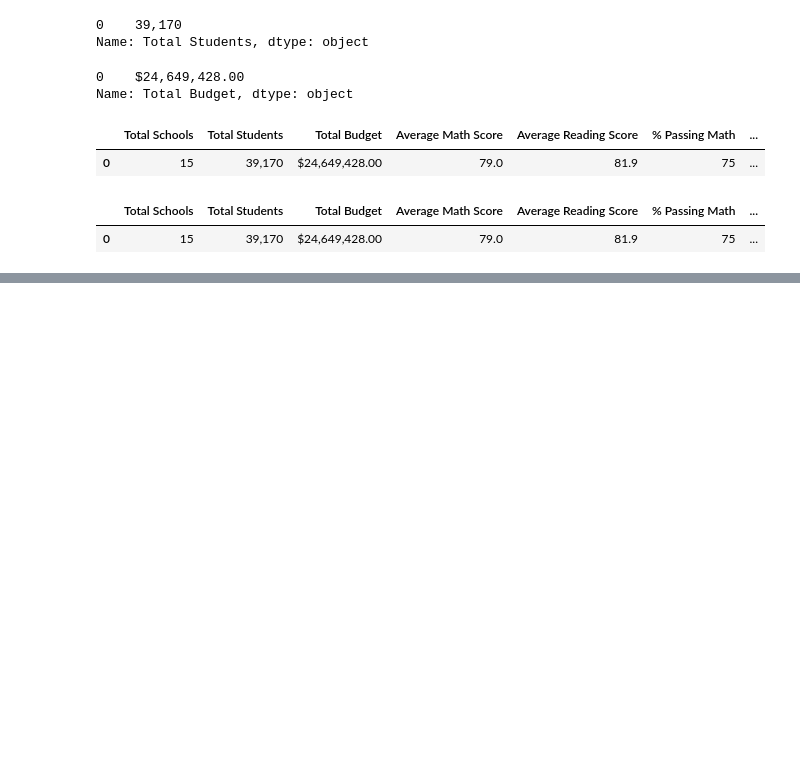
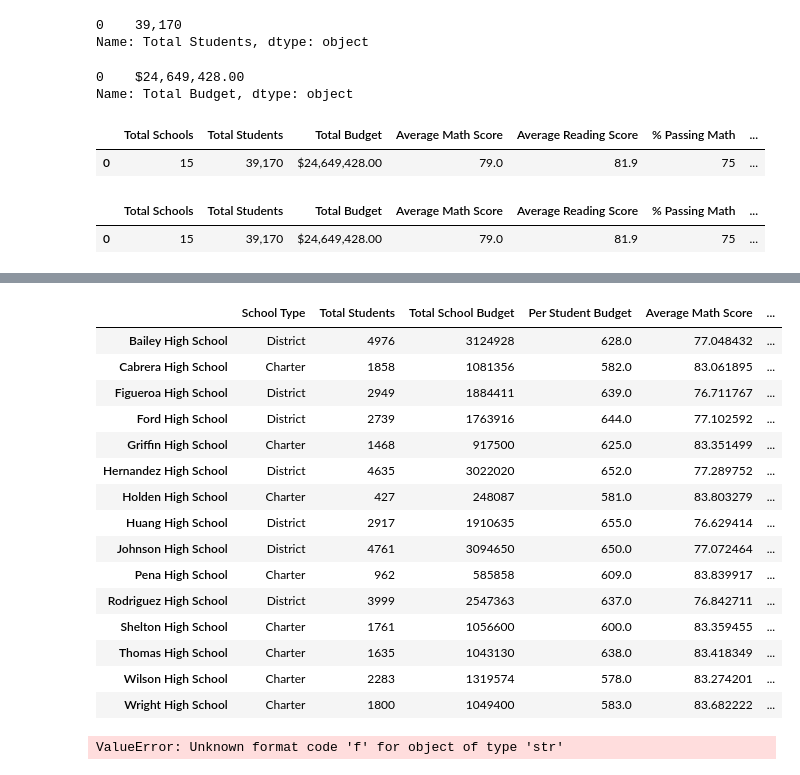
Before and after one commit to statles/School_District_Analysis, a Jupyter notebook: PyCitySchools.ipynb, the cells around one changed output, grey strips where cells are left out. Cells and saved outputs as stored; diff of their text form; code cells hidden in the pictures; blank space fills up the shorter version.

```diff
--- a/PyCitySchools.ipynb
+++ b/PyCitySchools.ipynb
@@ -386,0 +594,6 @@ district_summary_df
+# %%
+#calculate the number of students who passed per school
+per_school_passing_math = per_school_passing_math.groupby(["school_name"]).count()["student_name"]
+per_school_passing_reading = per_school_passing_reading.groupby(["school_name"]).count()["student_name"]
+
+per_school_passing_math
@@ -386,0 +618,5 @@ district_summary_df
+# %%
+#calculate the number of students who passed both math and reading using the & operator
+per_passing_math_reading = school_data_complete_df[(school_data_complete_df["math_score"] >=70) & (school_data_complete_df["reading_score"] >=70)]
+
+per_passing_math_reading.head()
@@ -386,0 +630,5 @@ district_summary_df
+# %%
+#use the groupby() function and the count() function to calculate the total number of students who passed both math and reading
+per_passing_math_reading = per_passing_math_reading.groupby(["school_name"]).count()["student_name"]
+
+per_passing_math_reading
@@ -386,0 +653,5 @@ district_summary_df
+# %%
+#calculate the overall passing percentage
+per_overall_passing_percentage = per_passing_math_reading / per_school_counts * 100
+
+per_overall_passing_percentage
@@ -386,0 +675,49 @@ district_summary_df
+# %%
+#create a new dataframe using the data calculated above and the dictionary feature
+#Type of school in the "School Type" column
+#Total students per school in the "Total Students" column
+#Total budget per school in the "Total School Budget" column
+#Total budget per student for each school in the "Per Student Budget" column
+#Average math score for each school in the "Average Math Score" column
+#Average reading score for each school in the "Average Reading Score" column
+#Percentage of students passing math for each school in the "% Passing Math" column
+#Percentage of students passing reading for each school in the "% Passing Reading" column
+#Overall passing percentage for each school in the "% Overall Passing" column
+per_school_summary_df = pd.DataFrame({"School Type":per_school_type,
+                                     "Total Students":per_school_counts,
+                                     "Total School Budget":per_school_budget,
+                                     "Per Student Budget":per_school_capita,
+                                     "Average Math Score":per_school_math,
+                                     "Average Reading Score":per_school_reading,
+                                     "% Passing Math": per_school_passing_math,
+                                     "% Passing Reading":per_school_passing_reading,
+                                     "% Overall Passing":per_overall_passing_percentage})
+
+per_school_summary_df
+# %% [output]
+|  | School Type | Total Students | Total School Budget | Per Student Budget | Average Math Score | ... |
+| Bailey High School | District | 4976 | 3124928 | 628.0 | 77.048432 | ... |
+| Cabrera High School | Charter | 1858 | 1081356 | 582.0 | 83.061895 | ... |
+| Figueroa High School | District | 2949 | 1884411 | 639.0 | 76.711767 | ... |
+| Ford High School | District | 2739 | 1763916 | 644.0 | 77.102592 | ... |
+| Griffin High School | Charter | 1468 | 917500 | 625.0 | 83.351499 | ... |
+| Hernandez High School | District | 4635 | 3022020 | 652.0 | 77.289752 | ... |
+| Holden High School | Charter | 427 | 248087 | 581.0 | 83.803279 | ... |
+| Huang High School | District | 2917 | 1910635 | 655.0 | 76.629414 | ... |
+| Johnson High School | District | 4761 | 3094650 | 650.0 | 77.072464 | ... |
+| Pena High School | Charter | 962 | 585858 | 609.0 | 83.839917 | ... |
+| Rodriguez High School | District | 3999 | 2547363 | 637.0 | 76.842711 | ... |
+| Shelton High School | Charter | 1761 | 1056600 | 600.0 | 83.359455 | ... |
+| Thomas High School | Charter | 1635 | 1043130 | 638.0 | 83.418349 | ... |
+| Wilson High School | Charter | 2283 | 1319574 | 578.0 | 83.274201 | ... |
+| Wright High School | Charter | 1800 | 1049400 | 583.0 | 83.682222 | ... |
+# %%
+#format the dataframe to include a dollar sign for budget and round to two decimal places
+per_school_summary_df["Total School Budget"] = per_school_summary_df["Total School Budget"].map("${:,.2f}".format)
+
+per_school_summary_df["Per Student Budget"] = per_school_summary_df["Per Student Budget"].map("${:,.2f}".format)
+
+#Display the dataframe
+per_school_summary_df.head()
+# %% [output]
+ValueError: Unknown format code 'f' for object of type 'str'
```
Also changed, not shown: parts of 15 cells of this notebook.
